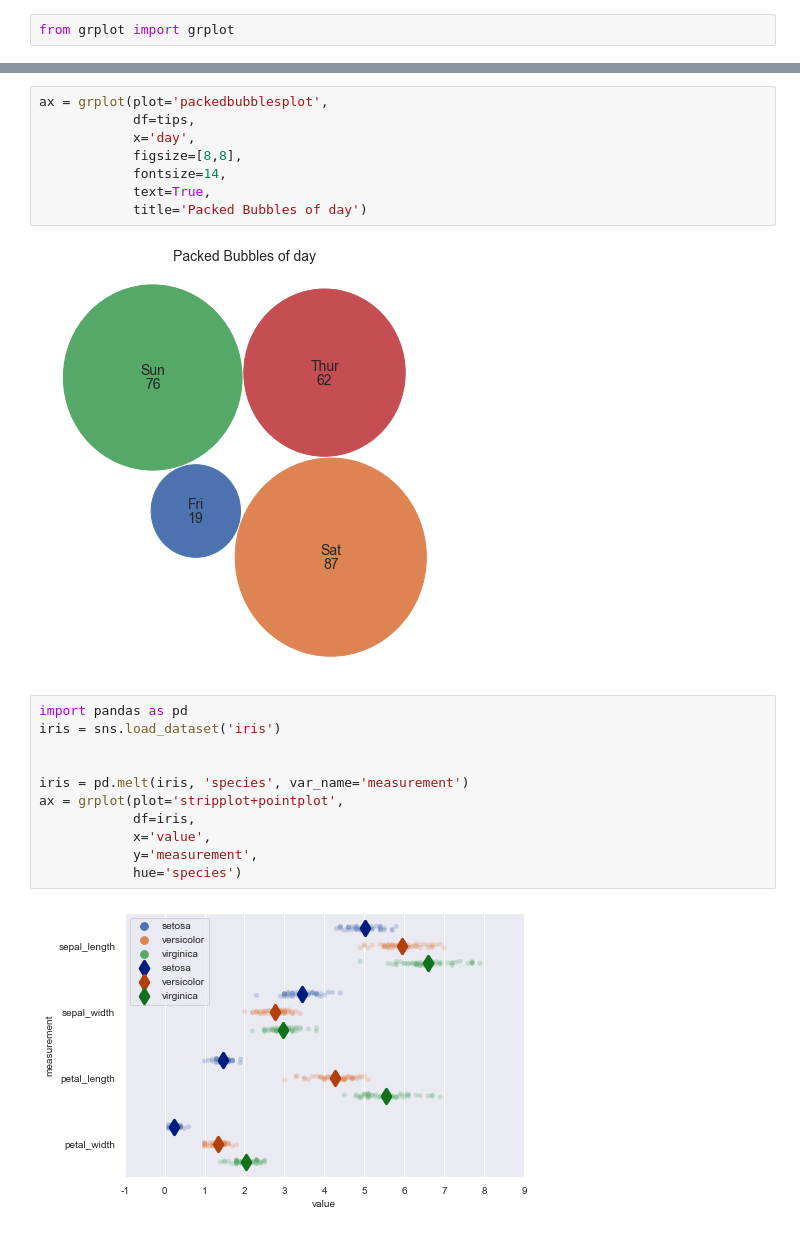
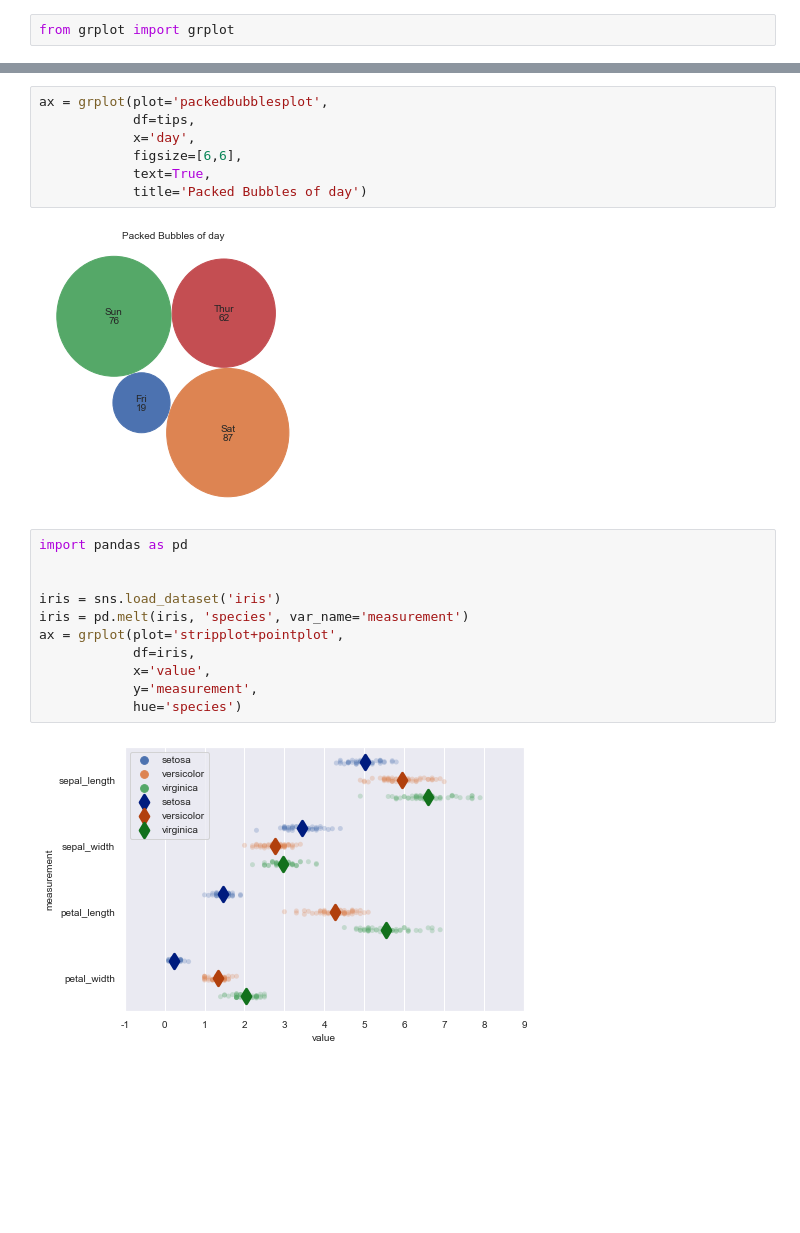
Before and after one commit to ghiffaryr/grplot, a Jupyter notebook: doc/example/example.ipynb, the cells around one changed output, grey strips where cells are left out. Drawn from its saved outputs; the diff is of its cells as text; blank space fills up the shorter version.

```diff
--- a/doc/example/example.ipynb
+++ b/doc/example/example.ipynb
@@ -65,18 +65,17 @@ ax = grplot(plot='lineplot+scatterplot',
 # %%
 ax = grplot(plot='packedbubblesplot',
             df=tips,
             x='day',
-            figsize=[8,8],
-            fontsize=14,
+            figsize=[6,6],
             text=True,
             title='Packed Bubbles of day')
 # %% [output]
-[figure, old version]
+[figure, new version]
 # %%
 import pandas as pd
-iris = sns.load_dataset('iris')
 
 
+iris = sns.load_dataset('iris')
 iris = pd.melt(iris, 'species', var_name='measurement')
 ax = grplot(plot='stripplot+pointplot',
             df=iris,
```
Also changed, not shown: parts of 4 cells of this notebook, 14 other files.
